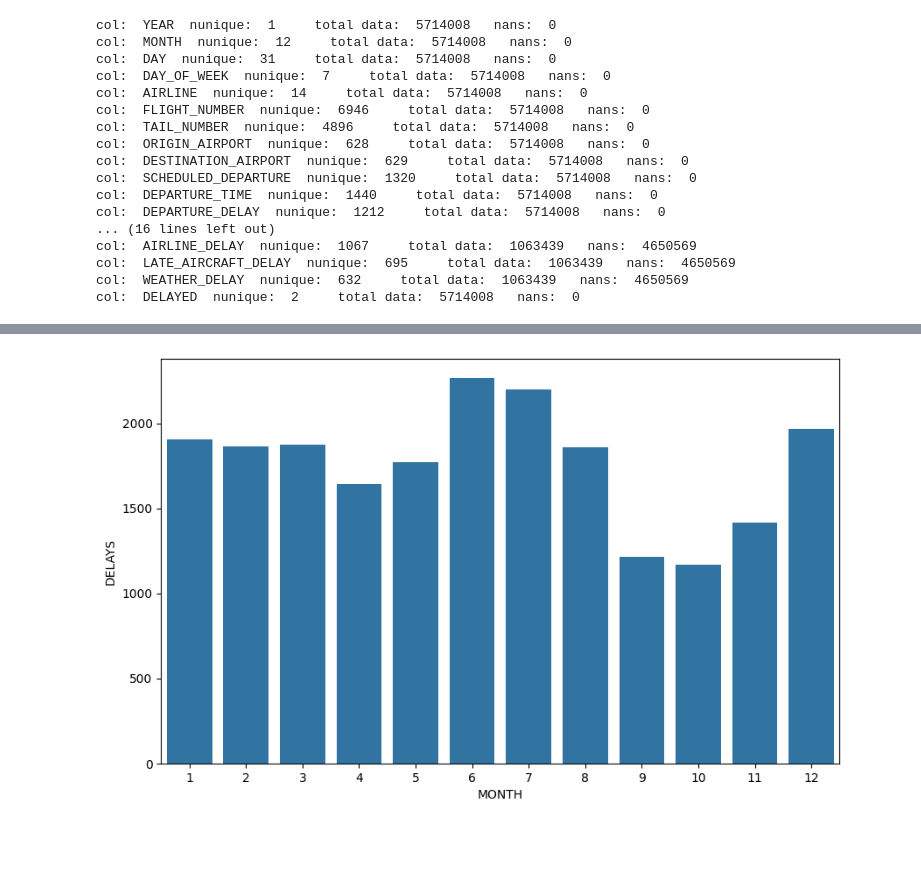
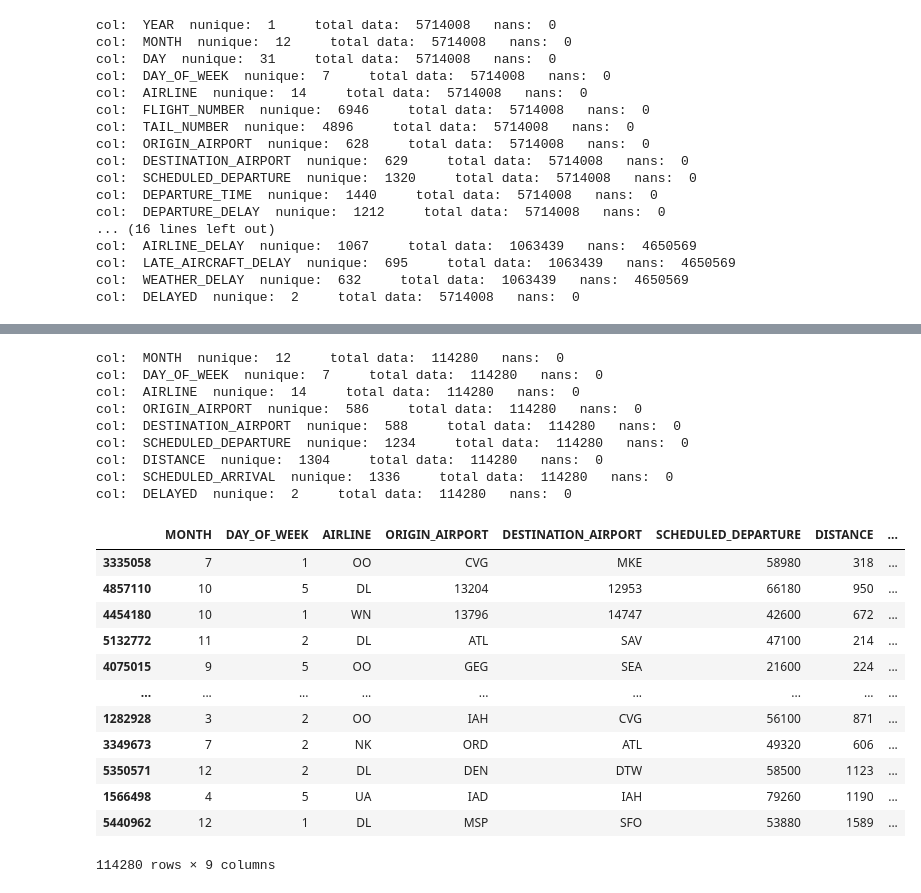
Before and after one commit to phperesdasilva/tech_challenge_3_ML, a Jupyter notebook: data_exploration.ipynb, the cells around one changed output, grey strips where cells are left out. Saved outputs shown, nothing was run; the diff lists cells and outputs as text; code cells hidden in the pictures; blank space fills up the shorter version.

```diff
--- a/data_exploration.ipynb
+++ b/data_exploration.ipynb
@@ -185,12 +111,57 @@ col:  DELAYED  nunique:  2     total data:  114280   nans:  0
-# %%
-df_somente_atrasos = filtered_df_sample[filtered_df_sample['DELAYED'] == 1]
-x='MONTH'
-
-plt.figure(figsize=(10, 6))
-sns.countplot(data=df_somente_atrasos, x=x)
-
-plt.xlabel(x)
-plt.ylabel('DELAYS')
-plt.show()
-# %% [output]
-[figure, removed]
+# %%
+def hour_to_sec(df, col):
+    data = df[col]
+    hours = data // 100
+    mins = data % 100
+    df[col] = (hours * 3600) + (mins * 60)
+
+def min_to_sec(df, col):
+    df[col] = df[col]*60
+# %%
+filtered_df_sample = create_filtered_sample(filtered_df)
+
+hours_to_transform = [
+    'SCHEDULED_DEPARTURE',
+    'SCHEDULED_ARRIVAL'
+]
+
+mins_to_transform = [
+    'DEPARTURE_DELAY',
+    'TAXI_OUT',
+    'SCHEDULED_TIME',
+    'ELAPSED_TIME',
+    'AIR_TIME',
+    'TAXI_IN',
+    'ARRIVAL_DELAY'
+]
+
+for col in hours_to_transform:
+    hour_to_sec(filtered_df_sample, col)
+
+# for col in mins_to_transform:
+#     min_to_sec(filtered_df_sample, col)
+
+filtered_df_sample
+# %% [output]
+col:  MONTH  nunique:  12     total data:  114280   nans:  0
+col:  DAY_OF_WEEK  nunique:  7     total data:  114280   nans:  0
+col:  AIRLINE  nunique:  14     total data:  114280   nans:  0
+col:  ORIGIN_AIRPORT  nunique:  586     total data:  114280   nans:  0
+col:  DESTINATION_AIRPORT  nunique:  588     total data:  114280   nans:  0
+col:  SCHEDULED_DEPARTURE  nunique:  1234     total data:  114280   nans:  0
+col:  DISTANCE  nunique:  1304     total data:  114280   nans:  0
+col:  SCHEDULED_ARRIVAL  nunique:  1336     total data:  114280   nans:  0
+col:  DELAYED  nunique:  2     total data:  114280   nans:  0
+|  | MONTH | DAY_OF_WEEK | AIRLINE | ORIGIN_AIRPORT | DESTINATION_AIRPORT | SCHEDULED_DEPARTURE | DISTANCE | ... |
+| 3335058 | 7 | 1 | OO | CVG | MKE | 58980 | 318 | ... |
+| 4857110 | 10 | 5 | DL | 13204 | 12953 | 66180 | 950 | ... |
+| 4454180 | 10 | 1 | WN | 13796 | 14747 | 42600 | 672 | ... |
+| 5132772 | 11 | 2 | DL | ATL | SAV | 47100 | 214 | ... |
+| 4075015 | 9 | 5 | OO | GEG | SEA | 21600 | 224 | ... |
+| ... | ... | ... | ... | ... | ... | ... | ... | ... |
+| 1282928 | 3 | 2 | OO | IAH | CVG | 56100 | 871 | ... |
+| 3349673 | 7 | 2 | NK | ORD | ATL | 49320 | 606 | ... |
+| 5350571 | 12 | 2 | DL | DEN | DTW | 58500 | 1123 | ... |
+| 1566498 | 4 | 5 | UA | IAD | IAH | 79260 | 1190 | ... |
+| 5440962 | 12 | 1 | DL | MSP | SFO | 53880 | 1589 | ... |
+114280 rows × 9 columns
```
Also changed, not shown: parts of 19 cells of this notebook, 2 other files.
